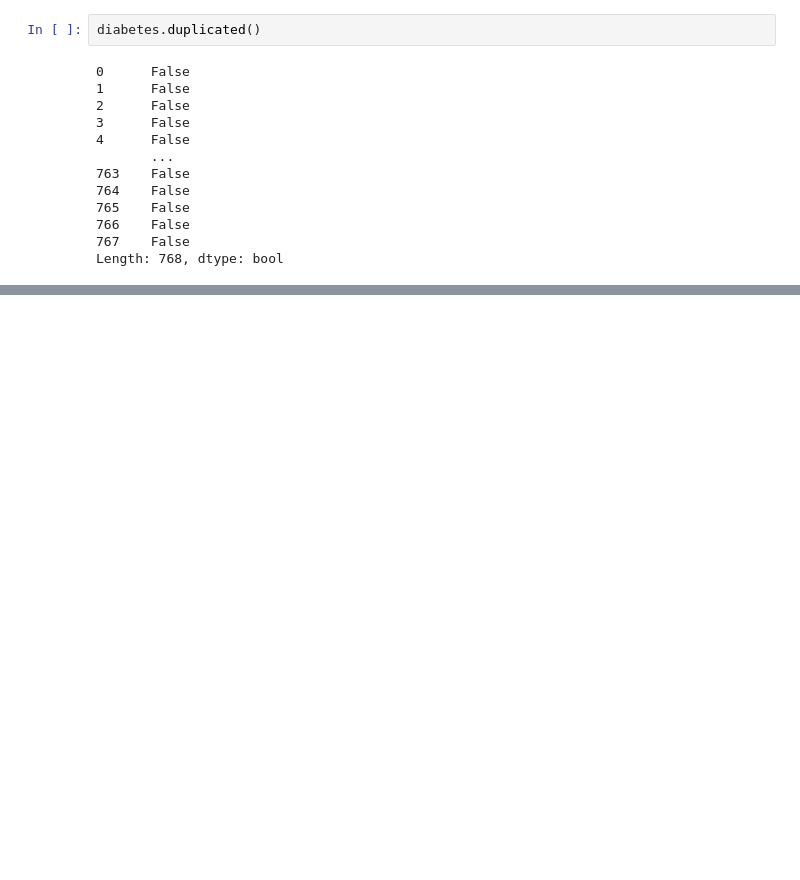
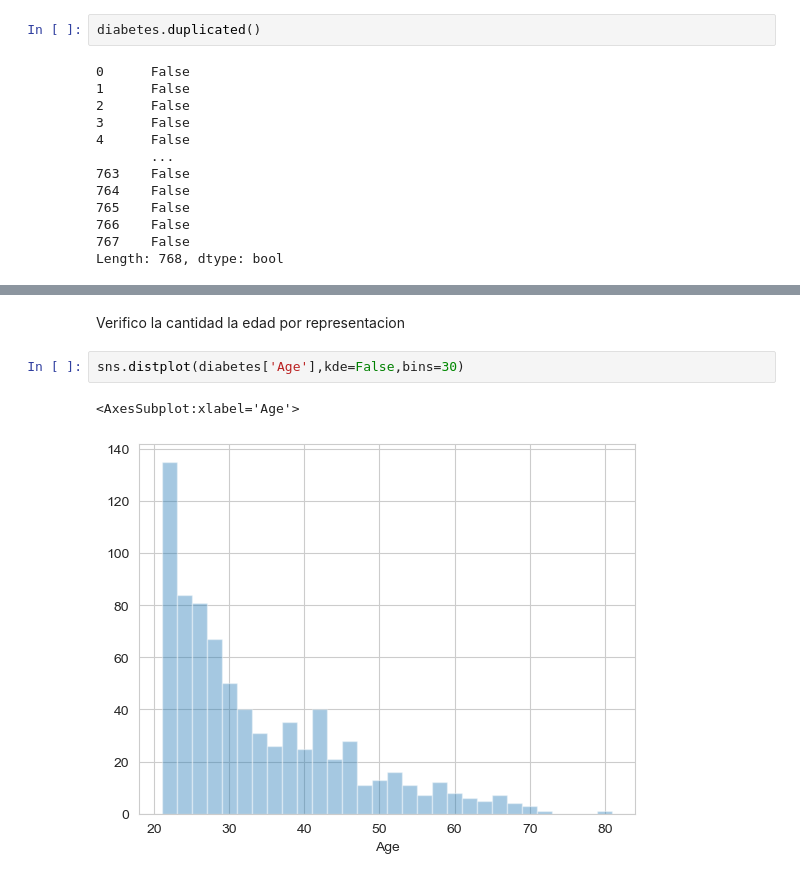
Before and after one commit to NahuelCl/Proyecto-TP-1, a Jupyter notebook: analisis.ipynb, the cells around one changed output, grey strips where cells are left out. Drawn from its saved outputs; the diff is of its cells as text; blank space fills up the shorter version.

```diff
--- a/analisis.ipynb
+++ b/analisis.ipynb
@@ -59,0 +66,7 @@ Length: 768, dtype: bool
+# %% [markdown]
+Verifico la cantidad la edad por representacion
+# %%
+sns.distplot(diabetes['Age'],kde=False,bins=30)
+# %% [output]
+<AxesSubplot:xlabel='Age'>
+[figure, added]
```
Also changed, not shown: parts of 22 cells of this notebook.
